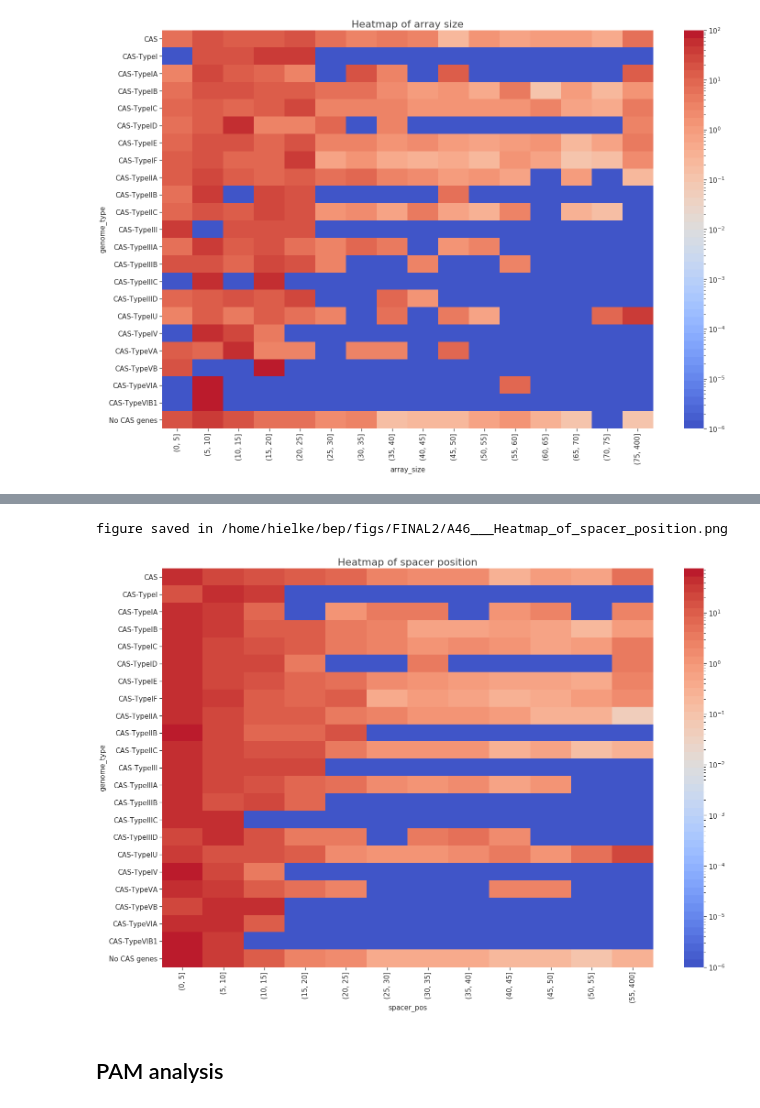
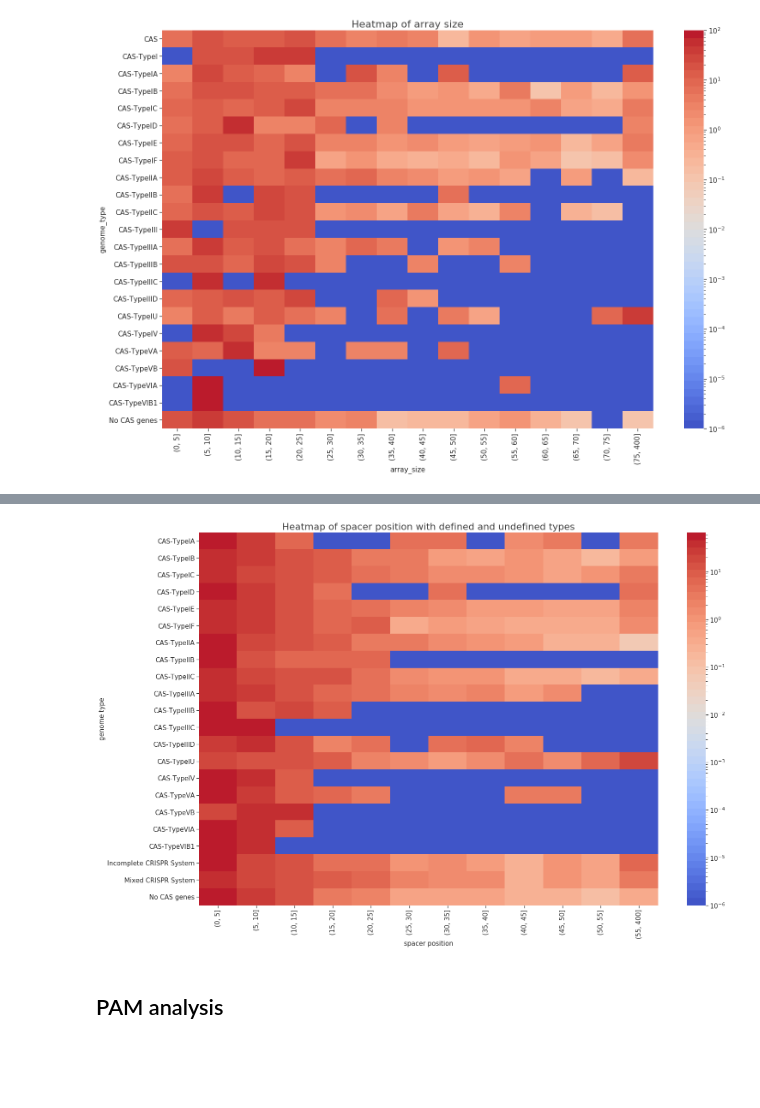
Before and after one commit to hwalinga/self-targeting-spacers-notebooks, a Jupyter notebook: main.ipynb, the cells around one changed output, grey strips where cells are left out. Cells and saved outputs as stored; diff of their text form; code cells hidden in the pictures; blank space fills up the shorter version.

```diff
--- a/main.ipynb
+++ b/main.ipynb
@@ -98,7 +98,7 @@ second_order = 0
 title_mod = ""
 fig_folder = '/home/hielke/bep/figs/FINAL2/'
 
-save = True  # Change to True if you want save your figures in the `fig_folder`.
+save = False  # Change to True if you want save your figures in the `fig_folder`.
 
 def save_fig(ax=None, save=save, plt=plt, title=None, format='png', fig_folder=fig_folder):
     if not save:
@@ -323,5 +324,6 @@ def new_type_group(row):
 
 df_genome_class['new_type_group'] = df_genome_class.apply(new_type_group, axis=1)
 # %%
-df = df.join(df_genome_class)
-df_genome_class[['new_type_group']].head()
+# This join is now done in $PATCHES
+# df = df.join(df_genome_class)
+# df_genome_class[['new_type_group']].head()
@@ -1785,32 +1884,45 @@ Text(0.5, 1.0, 'Heatmap of array size')
 # %%
+#workhere
+original = False
+if original:
+    df_used = df_single_type
+    type_class = 'genome_type'
+    title = "Heatmap of spacer position" + title_mod
+else:
+    # This figure has been remade with a top and lower mixed classification.
+    df_used = df_uni
+    type_class = 'new_type_group'
+    title = "Heatmap of spacer position with defined and undefined types"
+
 pivot_table = (
-    df_single_type.groupby(
-        ['genome_type',
+    df_used.groupby(
+        [type_class,
         pd.cut(
-            df_single_type['spacer_pos'],
+            df_used['spacer_pos'],
             pd.IntervalIndex.from_breaks(list(range(0,60,5)) + [400])
             )
         ]
     )
     .size()
     .groupby(level=0)
     .apply(lambda x: 100 * x / x.sum())
     .unstack()
     .fillna(0)
 )
-pivot_table
+# pivot_table.to_csv("/home/hielke/bep/export_to_franklin/spacer_pos_heatmap.tsv", sep='\t')
 ax = sns.heatmap(pivot_table.applymap(lambda x: x if x!= 0 else 0.000001),
             yticklabels=True, xticklabels=True, square=False,
             cmap=sns.color_palette("coolwarm", 50),
             cbar_kws={'ticks': mpl.ticker.LogLocator()},
             norm=mpl.colors.LogNorm(vmin=pivot_table.min().min(), vmax=pivot_table.max().max()))
 increase_figsize(4, plt)
-plt.title("Heatmap of spacer position" + title_mod)
-save_fig(save=True)
+plt.title(title)
+plt.ylabel("genome type")
+plt.xlabel("spacer position")
+save_fig(save=False)
 # save_fig()
 # %% [output]
-figure saved in /home/hielke/bep/figs/FINAL2/A46___Heatmap_of_spacer_position.png
-[figure, old version]
+[figure, new version]
 # %%
 # pivot_table = df_single_type.groupby(
 #     ['genome_type', pd.cut(df_single_type['rel_spacer_pos'],
```
Also changed, not shown: parts of 45 cells of this notebook.
